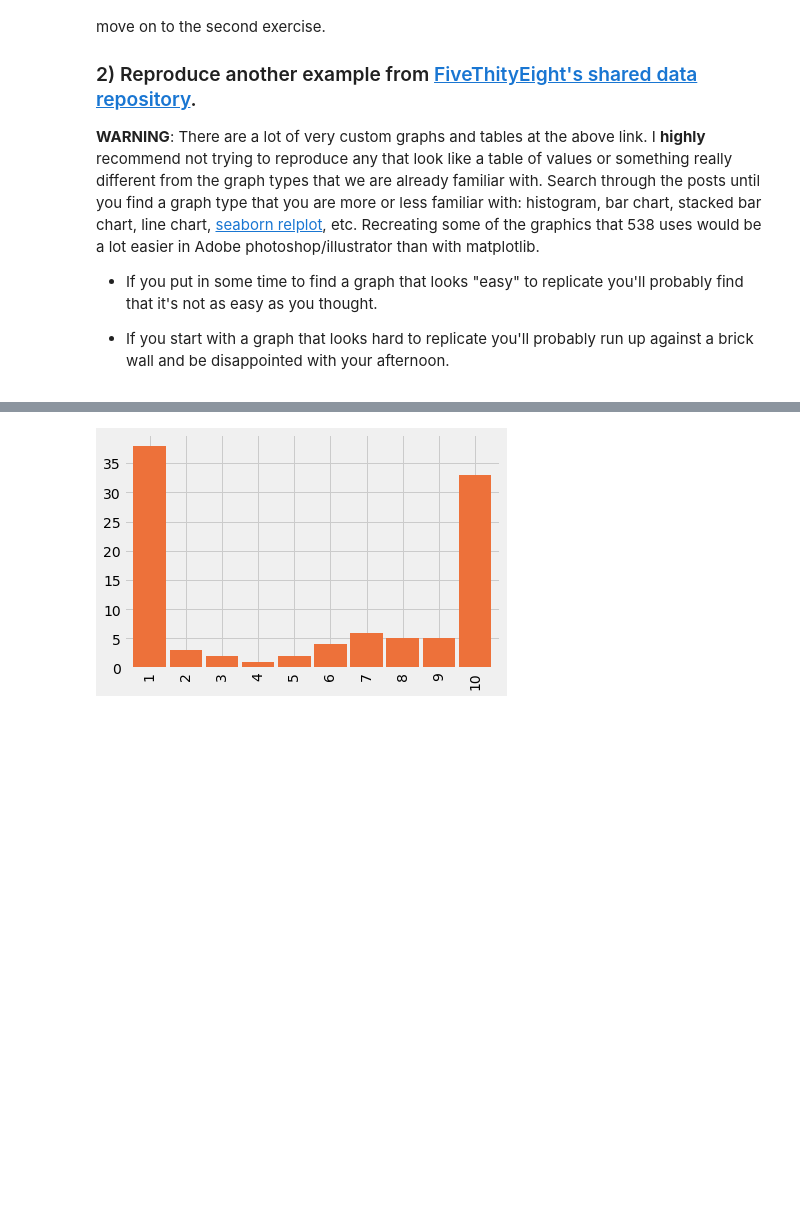
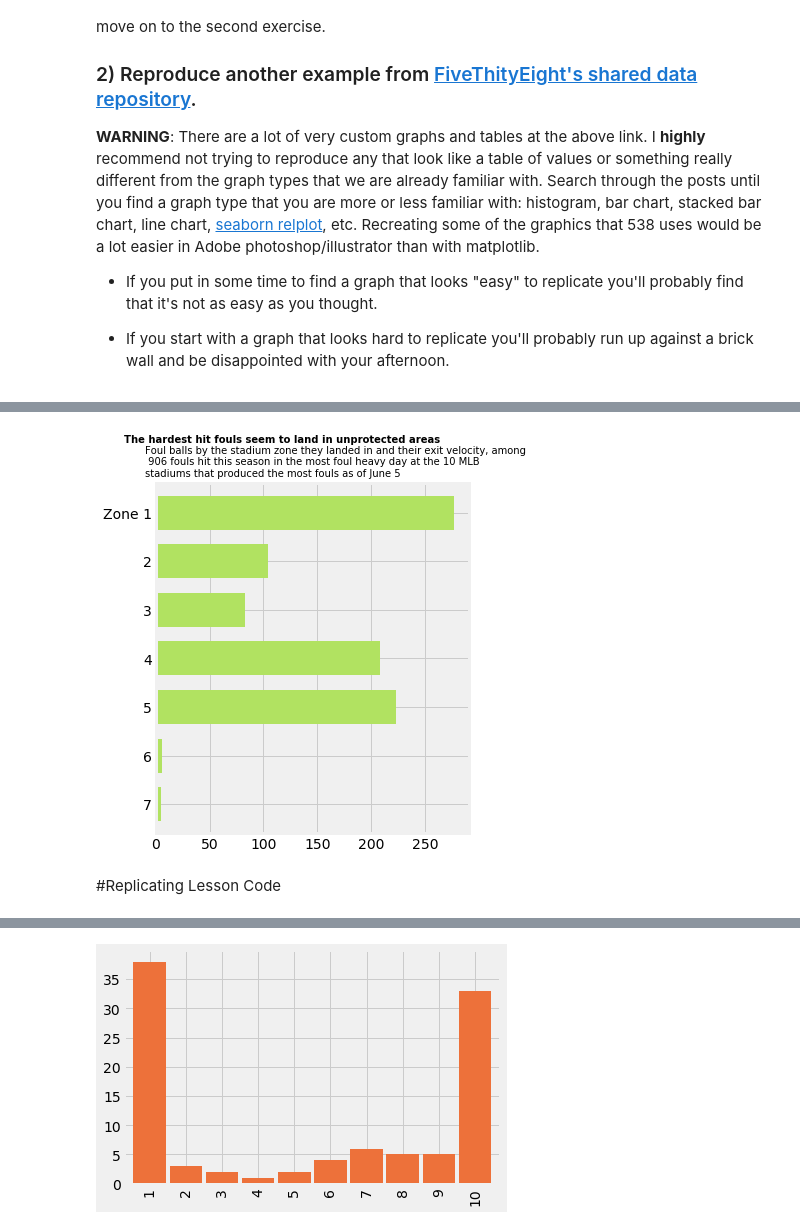
Before and after one commit to bloominstituteoftechnology/DS-Unit-1-Sprint-2-Data-Wrangling-and-Storytelling, a Jupyter notebook: Nicholas_George_Copy_of_LS_DS_123_Make_Explanatory_Visualizations_Assignment.ipynb, the cells around one changed output, grey strips where cells are left out. Cells and saved outputs as stored; diff of their text form; code cells hidden in the pictures; blank space fills up the shorter version.

```diff
--- a/Nicholas_George_Copy_of_LS_DS_123_Make_Explanatory_Visualizations_Assignment.ipynb
+++ b/Nicholas_George_Copy_of_LS_DS_123_Make_Explanatory_Visualizations_Assignment.ipynb
@@ -19,3 +93,26 @@ Once you have something that you're proud of, share your graph in the cohort cha
+# %%
+#cleaning this up
+#making the dataframe for number of times each foul ball goes into each zone
+df2 = pd.Series([5,6,223,208,83,104,277], [7,6,5,4,3,2,'Zone 1'])
+plt.style.use('fivethirtyeight');
+
+plt.figure(facecolor='white', figsize=(5, 6))
+
+ax = df2.plot.barh(color='#b1e261',width=0.7)
+
+plt.title('The hardest hit fouls seem to land in unprotected areas',
+          fontsize=10,
+          loc='left',
+          x=-0.1,
+          y=1.1,
+          fontweight='bold')
+plt.text(x=-10, y=6.75, s='Foul balls by the stadium zone they landed in and their exit velocity, among \n 906 fouls hit this season in the most foul heavy day at the 10 MLB \nstadiums that produced the most fouls as of June 5', fontsize=10)
+
+plt.yticks(rotation=0, color='black');
+# %% [output]
+[figure, added]
+# %% [markdown]
+#Replicating Lesson Code
 # %%
 from IPython.display import display, Image
 
```
Also changed, not shown: parts of 10 cells of this notebook.
